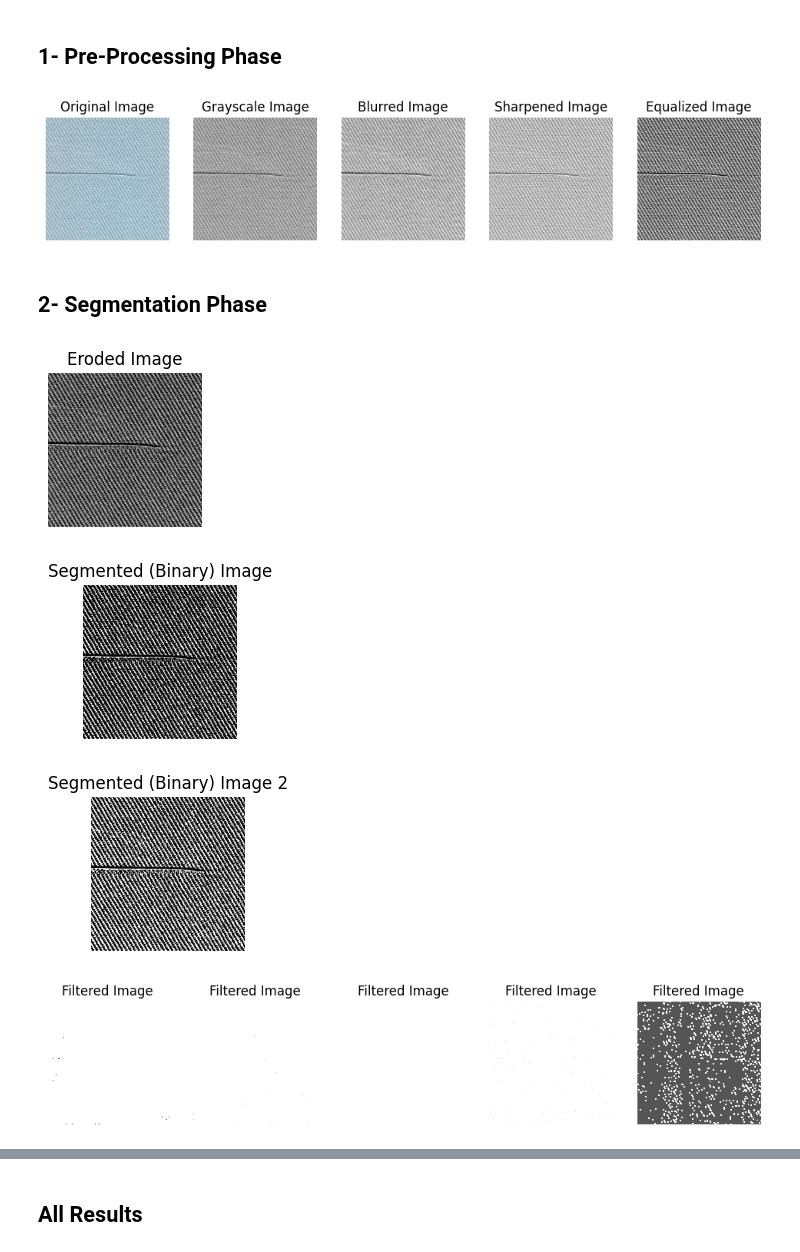
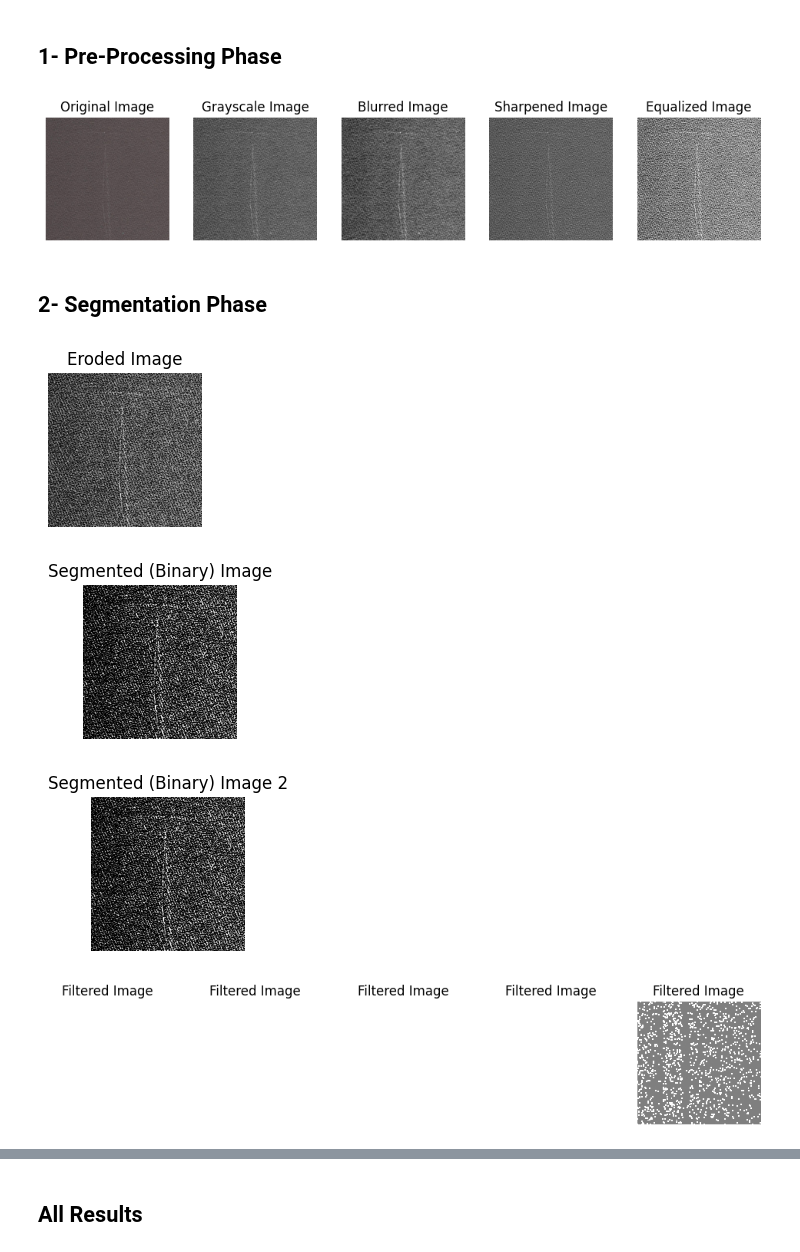
Before and after one commit to eylulranasarac/ie423-group, a Jupyter notebook: ProjectPart3/proposal.ipynb, the cells around one changed output, grey strips where cells are left out. Cells and saved outputs as stored; diff of their text form; code cells hidden in the pictures.

```diff
--- a/ProjectPart3/proposal.ipynb
+++ b/ProjectPart3/proposal.ipynb
@@ -16,7 +16,7 @@ from scipy.signal import wiener
 # %% [markdown]
 ## 1- Pre-Processing Phase
 # %%
-image_path = "rawimage\\0076.jpg"
+image_path = "rawimage\\0090.jpg"
 
 original_image = cv2.imread(image_path)
 
@@ -64,7 +64,7 @@ plt.axis('off')
 
 plt.show()
 # %% [output]
-[figure, old version]
+[figure, new version]
 # %% [markdown]
 ## 2- Segmentation Phase
 # %%
@@ -83,46 +83,43 @@ plt.title('Eroded Image')
 plt.axis('off')
 plt.show()
 # %% [output]
-[figure, old version]
+[figure, new version]
 # %%
 ### THRESHOLDING
 
 threshold_value = 0.5 * 255  # Adjusting the threshold value to the scale of [0, 255]
-_, binary_image2 = cv2.threshold(eroded_image, threshold_value, 255, cv2.THRESH_BINARY)
+_, binary_image = cv2.threshold(eroded_image, threshold_value, 255, cv2.THRESH_BINARY)
 
 plt.figure(figsize=(2, 2))
-plt.imshow(binary_image2, cmap='gray')
+plt.imshow(binary_image, cmap='gray')
 plt.title('Segmented (Binary) Image')
 plt.axis('off')
 plt.show()
-
+"""
 #_______________________________________________________________________________________________________
 #-------------------------------------------------------------------------------------------------------
 
 # Otsu yöntemiyle otomatik eşik değeri belirle
 _, binary_image = cv2.threshold(eroded_image, 0, 255, cv2.THRESH_BINARY + cv2.THRESH_OTSU)
 
 # Bağlantılı bileşenleri ve istatistikleri bul
 num_labels, labels, stats, centroids = cv2.connectedComponentsWithStats(binary_image, 8, cv2.CV_32S)
 
 # Küçük nesneleri göz ardı et (örneğin, 4 pikselden küçük olanları)
 min_pixel_size = 4
 for label in range(1, num_labels):
     if stats[label, cv2.CC_STAT_AREA] < min_pixel_size:
         binary_image[labels == label] = 0
 
-# Sonuçları kaydet veya göster
-#cv2.imwrite('segmented_image.jpg', binary_image)
-# Alternatif olarak: cv2.imshow('Segmented Image', binary_image) ve cv2.waitKey(0)
-
+"""
 plt.figure(figsize=(2, 2))
 plt.imshow(binary_image, cmap='gray')
 plt.title('Segmented (Binary) Image 2')
 plt.axis('off')
 plt.show()
 # %% [output]
-[figure, old version]
+[figure, new version]
-[figure, old version]
+[figure, new version]
 # %%
 # Labeling
 num_labels, labels, stats, centroids = cv2.connectedComponentsWithStats(binary_image, 8, cv2.CV_32S)
@@ -171,7 +168,7 @@ plt.title('Filtered Image')
 plt.axis('off')
 plt.show()
 # %% [output]
-[figure, old version]
+[figure, new version]
 # %%
 # Wiener filtresi uygulanmış görüntüyü kontrol et
 if np.isnan(filtered_image).any() or np.isinf(filtered_image).any():
```
Also changed, not shown: parts of 2 cells of this notebook.
